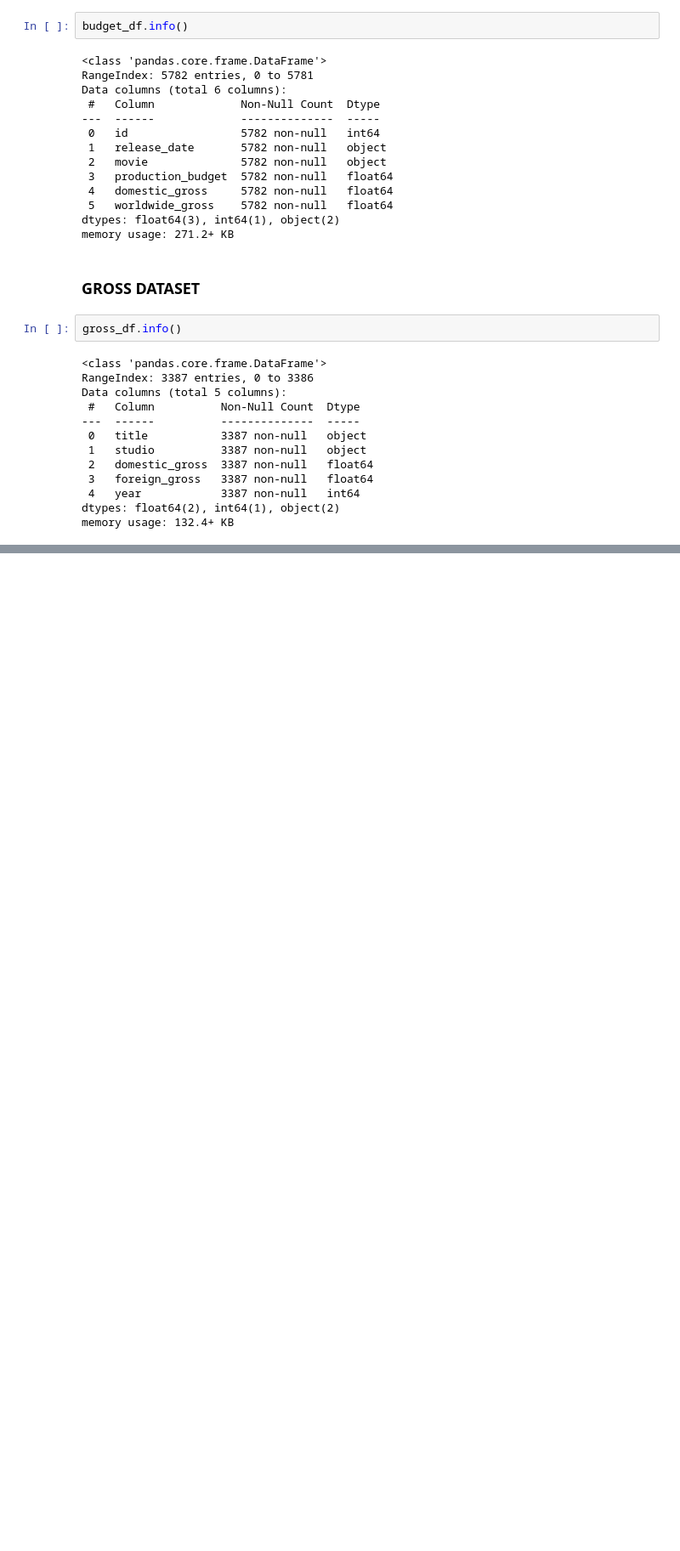
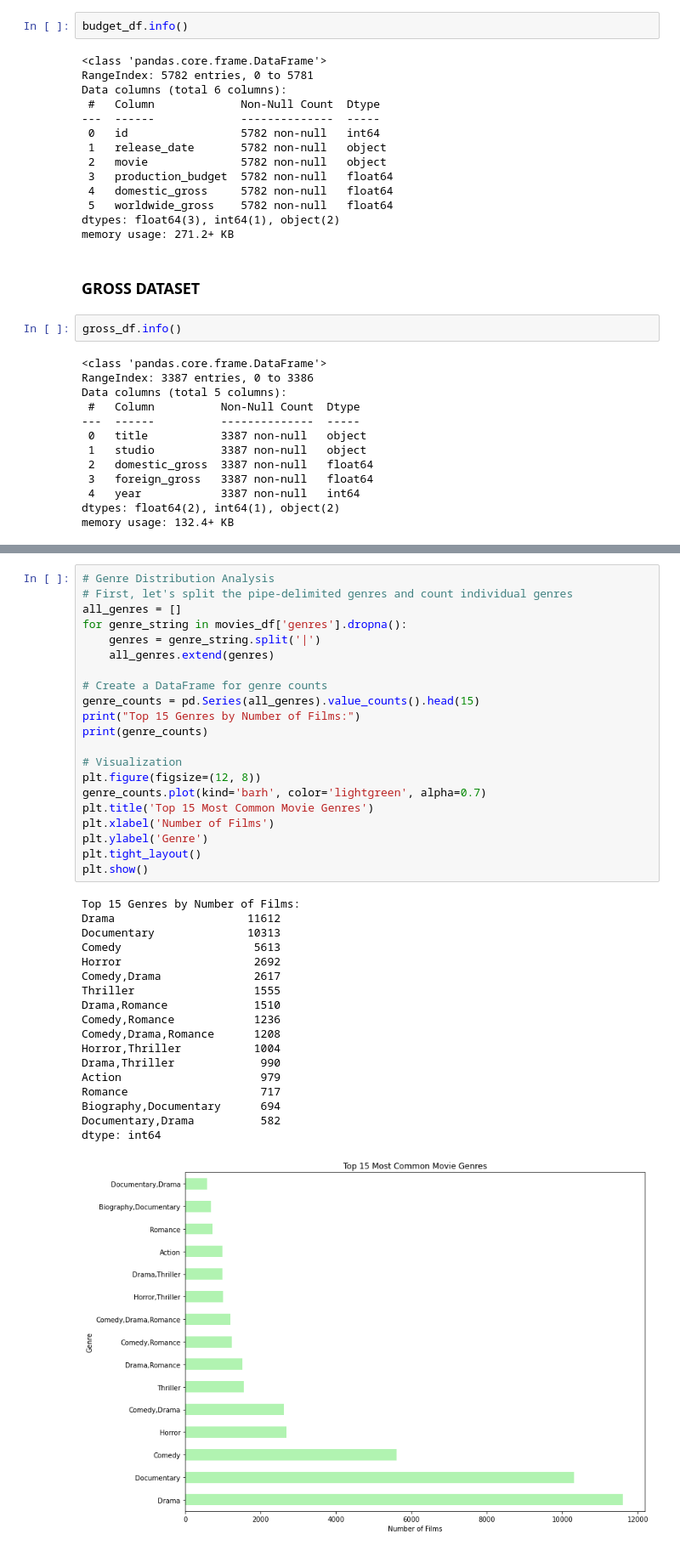
Before and after one commit to Vain-Guy/Data-s-Cut, a Jupyter notebook: notebooks/exploratory.ipynb, the cells around one changed output, grey strips where cells are left out. Shown at 85% size. Cells and saved outputs as stored; diff of their text form; blank space fills up the shorter version.

```diff
--- a/notebooks/exploratory.ipynb
+++ b/notebooks/exploratory.ipynb
@@ -1153,0 +1175,40 @@ This section helps surface higher-dimensional dynamics that reflect the real-wor
+# %%
+# Genre Distribution Analysis
+# First, let's split the pipe-delimited genres and count individual genres
+all_genres = []
+for genre_string in movies_df['genres'].dropna():
+    genres = genre_string.split('|')
+    all_genres.extend(genres)
+
+# Create a DataFrame for genre counts
+genre_counts = pd.Series(all_genres).value_counts().head(15)
+print("Top 15 Genres by Number of Films:")
+print(genre_counts)
+
+# Visualization
+plt.figure(figsize=(12, 8))
+genre_counts.plot(kind='barh', color='lightgreen', alpha=0.7)
+plt.title('Top 15 Most Common Movie Genres')
+plt.xlabel('Number of Films')
+plt.ylabel('Genre')
+plt.tight_layout()
+plt.show()
+# %% [output]
+Top 15 Genres by Number of Films:
+Drama                    11612
+Documentary              10313
+Comedy                    5613
+Horror                    2692
+Comedy,Drama              2617
+Thriller                  1555
+Drama,Romance             1510
+Comedy,Romance            1236
+Comedy,Drama,Romance      1208
+Horror,Thriller           1004
+Drama,Thriller             990
+Action                     979
+Romance                    717
+Biography,Documentary      694
+Documentary,Drama          582
+dtype: int64
+[figure, added]
```
Also changed, not shown: parts of 24 cells of this notebook.
